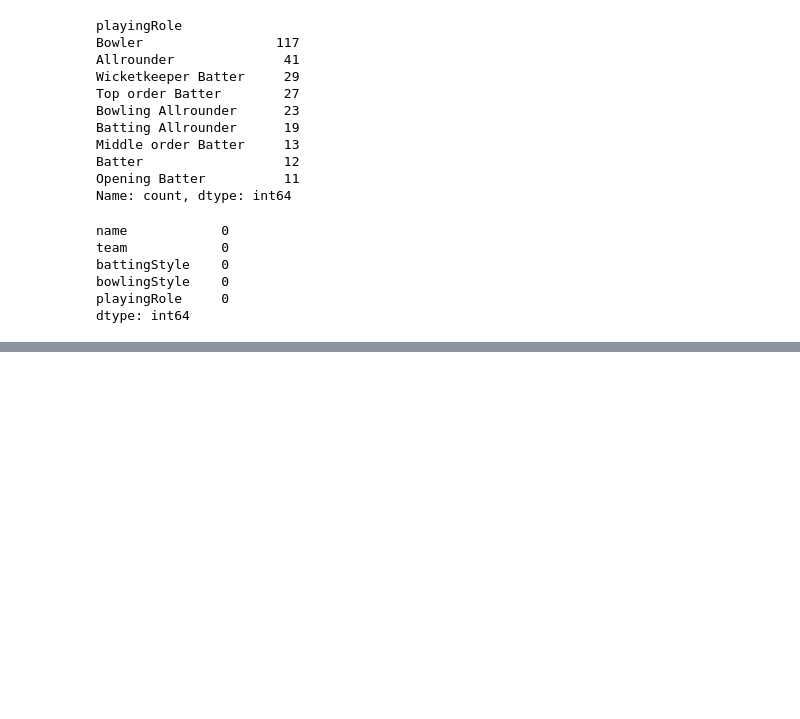
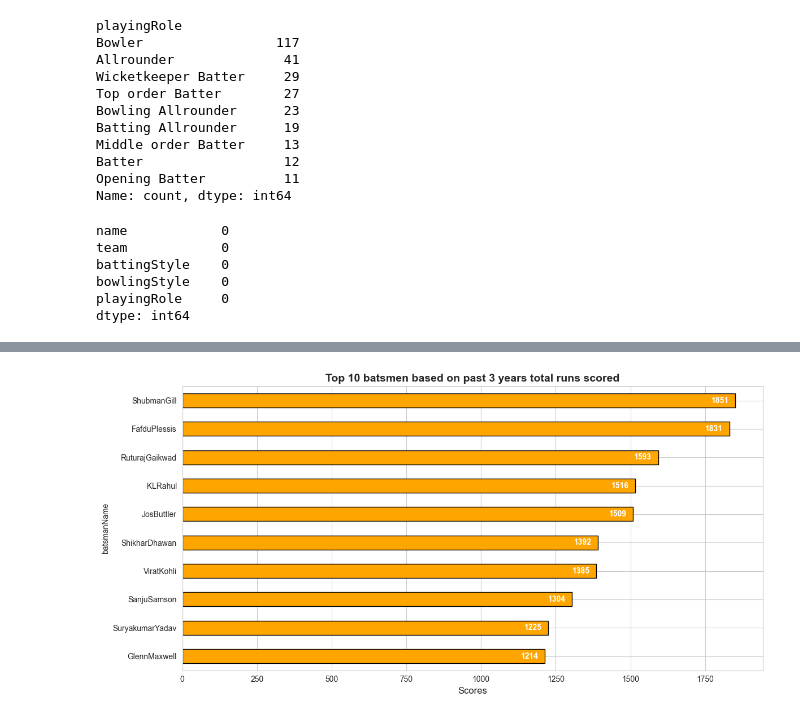
Before and after one commit to Gani25/python_weekdays_b1, a Jupyter notebook: projects/IPL Analysis.ipynb, the cells around one changed output, grey strips where cells are left out. Cells and saved outputs as stored; diff of their text form; code cells hidden in the pictures; blank space fills up the shorter version.

```diff
--- a/projects/IPL Analysis.ipynb
+++ b/projects/IPL Analysis.ipynb
@@ -78,0 +83,4 @@ dtype: int64
+# %%
+df_match_summary =  pd.read_csv("./datasets/dim_match_summary.csv")
+df_fact_bating =  pd.read_csv("./datasets/fact_bating_summary.csv")
+df_fact_bowling =  pd.read_csv("./datasets/fact_bowling_summary.csv")
@@ -78,0 +217,4 @@ dtype: int64
+# %%
+# Presets
+sns.set_style("whitegrid")
+plt.rcParams["figure.figsize"] = (12,6)
@@ -78,0 +236,5 @@ dtype: int64
+# %%
+top_runs = df_fact_bating.groupby("batsmanName")["runs"].sum().sort_values(ascending = False)
+
+top_runs = top_runs.head(10)
+top_runs
@@ -78,0 +254,23 @@ dtype: int64
+# %%
+ax = top_runs.sort_values().plot(kind="barh", color="orange", edgecolor="black" )
+
+# Titles and labels
+plt.title("Top 10 batsmen based on past 3 years total runs scored", fontsize=14, weight='bold')
+plt.xlabel("Scores", fontsize=12)
+
+# Annotate scores on bars
+for i, v in enumerate(top_runs.sort_values()):
+    ax.text(
+        v-80 ,  # Small gap from bar end
+        i,      # y position (index of bar)
+        str(v),
+        color='white',
+        va='center',
+        fontsize=10,
+        weight='bold'
+    )
+
+plt.tight_layout()
+plt.show()
+# %% [output]
+[figure, added]
```
Also changed, not shown: parts of 25 cells of this notebook.
